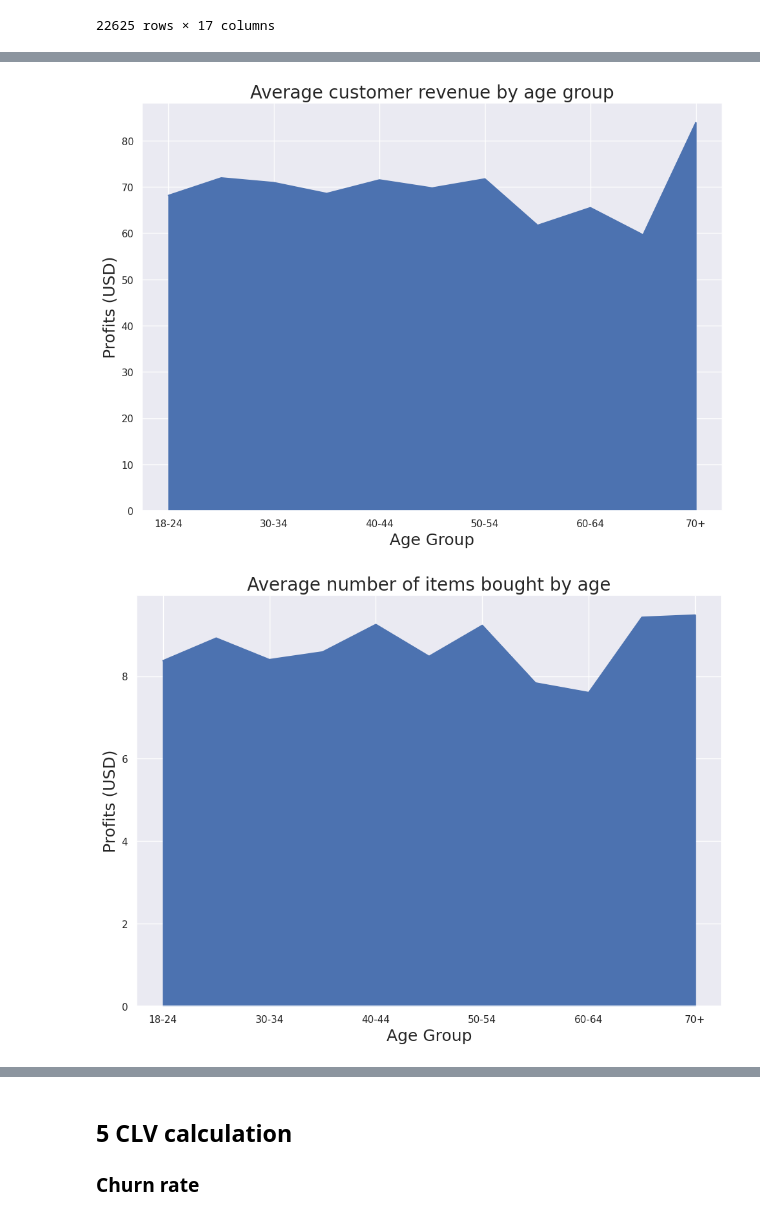
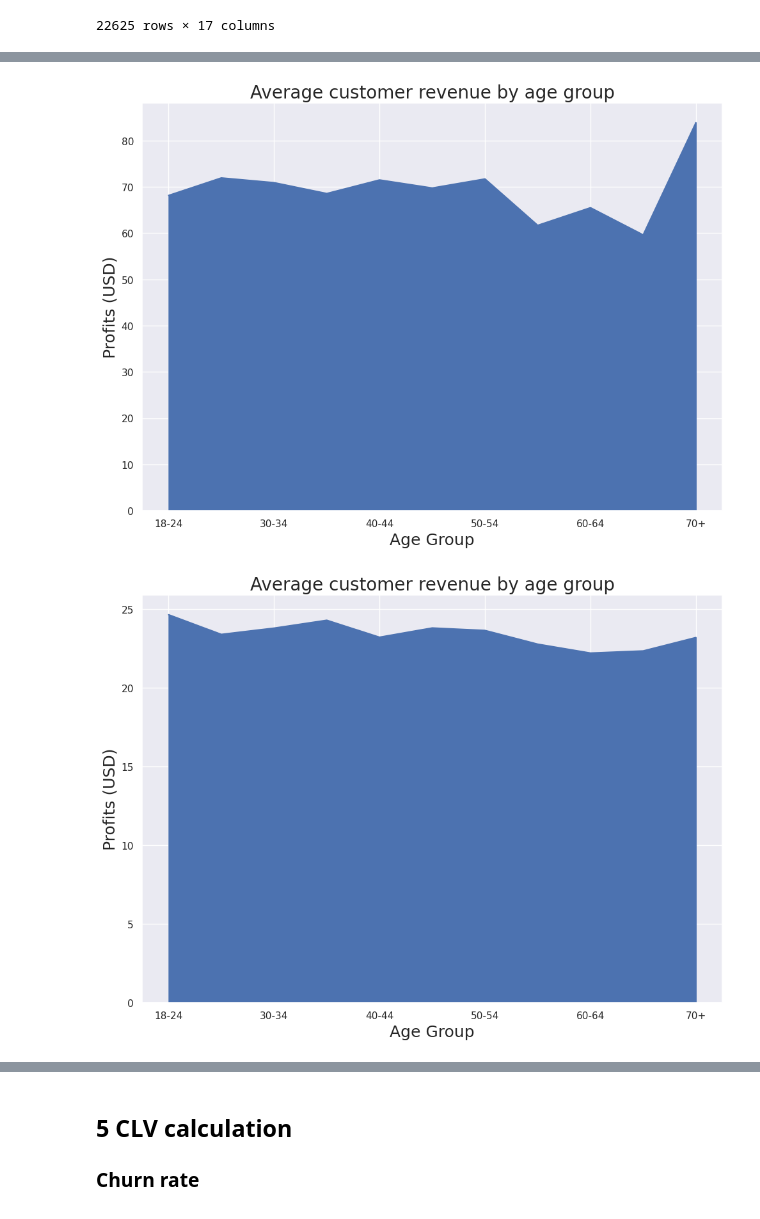
Before and after one commit to Faskill/RBS-Oracle-Project, a Jupyter notebook: Oracle_Project_RBS.ipynb, the cells around one changed output, grey strips where cells are left out. Saved outputs shown, nothing was run; the diff lists cells and outputs as text; code cells hidden in the pictures.

```diff
--- a/Oracle_Project_RBS.ipynb
+++ b/Oracle_Project_RBS.ipynb
@@ -16,7 +10,7 @@ import seaborn as sns
 #Setting large figure size for Seaborn
 sns.set(rc={'figure.figsize':(11.7,8.27),"font.size":20,"axes.titlesize":20,"axes.labelsize":18})
 # %%
-data_dir = '/content/drive/MyDrive/RBS'
+data_dir = 'data'
 orders = pd.read_excel(data_dir+'/Orders.xlsx')
 customers = pd.read_excel(data_dir+'/Customers.xlsx')
 # %%
@@ -250,13 +156,13 @@ transac_df[transac_df.index == 32900]
 # %% [markdown]
 ### 1 Statistics
 # %%
-transac_df = orders.groupby("Transaction_ID").agg(Customer_ID = ('Customer_ID', 'max'), diff_items = ('SKU', 'nunique'), total_items = ('Quantity', 'sum'),
-                                                 order_value = ('Sales_Amount','sum'))
-transac_df = transac_df.groupby("Customer_ID").agg(num_orders = ('Customer_ID', 'count'), avg_diff_items = ('diff_items', np.mean), items_bought = ('total_items', 'sum'),
+transactions = orders.groupby("Transaction_ID").agg(Customer_ID = ('Customer_ID', 'max'), diff_items = ('SKU', 'nunique'), total_items = ('Quantity', 'sum'),
+                                                 order_value = ('Sales_Amount','sum'), date = ('Date', 'max'))
+customer_transact = transactions.groupby("Customer_ID").agg(num_orders = ('Customer_ID', 'count'), avg_diff_items = ('diff_items', np.mean), items_bought = ('total_items', 'sum'),
                                                    avg_items = ('total_items', np.mean),total_revenue = ('order_value', 'sum'), avg_order_value = ('order_value', np.mean),
                                                    max_value = ('order_value', 'max'), min_value = ('order_value', 'min'), max_item_bought = ('total_items', 'max'),
                                                    min_item_bought = ('total_items', 'min'))
-transac_df
+customer_transact
 # %% [output]
 |  | num_orders | avg_diff_items | items_bought | avg_items | total_revenue | avg_order_value | max_value | ... |
 | Customer_ID |  |  |  |  |  |  |  | ... |
@@ -292,7 +198,7 @@ item_df
 | 22625 | 2021-12-02 | 2021-12-31 | N8U | 61L0Q |
 22586 rows × 4 columns
 # %%
-cust_df = pd.merge(transac_df, item_df, how='left', left_index=True, right_index=True)
+cust_df = pd.merge(customer_transact, item_df, how='left', left_index=True, right_index=True)
 cust_df
 # %% [output]
 |  | num_orders | avg_diff_items | items_bought | avg_items | total_revenue | avg_order_value | max_value | ... |
@@ -404,7 +322,7 @@ age_recap = customers_df[["age_bin","items_bought","total_revenue","num_orders"]
 # %%
 #Plotting the profits per age group
 customers_df[["age_bin","total_revenue"]].groupby("age_bin").sum().reset_index().plot(x="age_bin", y="total_revenue",kind="bar",legend=False)
-plt.title('Profits by age group')
+plt.title('Total profits by age group')
 plt.ylabel('Profits (USD)')
 plt.xlabel('Age Group')
 plt.show()
@@ -415,6 +333,12 @@ plt.ylabel('Profits (USD)')
 plt.xlabel('Age Group')
 plt.show()
 
+customers_df[["age_bin","total_revenue"]].groupby("age_bin").median().reset_index().plot(x="age_bin", y="total_revenue",kind="area",legend=False)
+plt.title('Average customer revenue by age group')
+plt.ylabel('Profits (USD)')
+plt.xlabel('Age Group')
+plt.show()
+
 customers_df[["age_bin","items_bought"]].groupby("age_bin").mean().reset_index().plot(x="age_bin", y="items_bought",kind="area",legend=False)
 plt.title('Average number of items bought by age')
 plt.ylabel('Profits (USD)')
@@ -425,2 +349,2 @@ plt.show()
 [figure]
-[figure, old version]
+[figure, new version]
```
Also changed, not shown: parts of 23 cells of this notebook.
